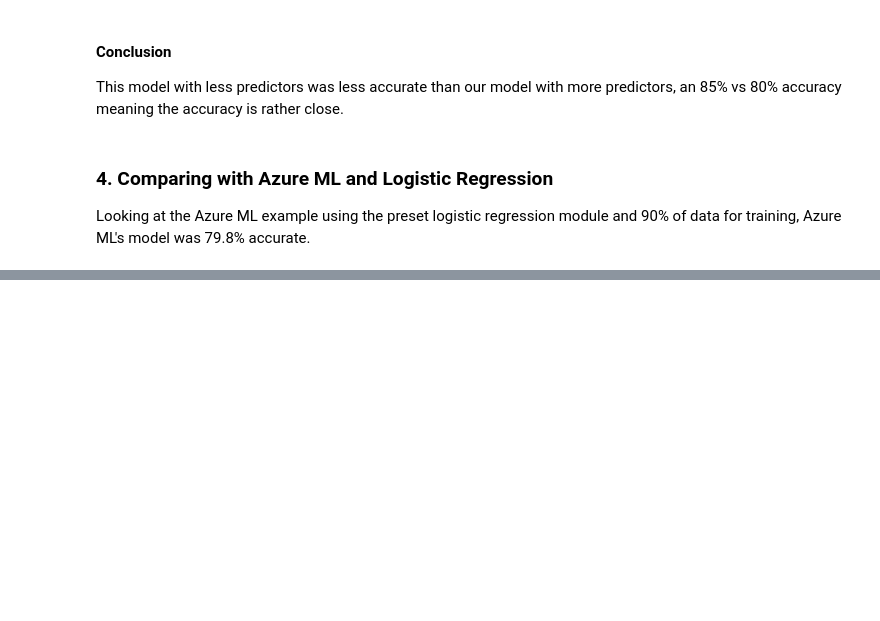
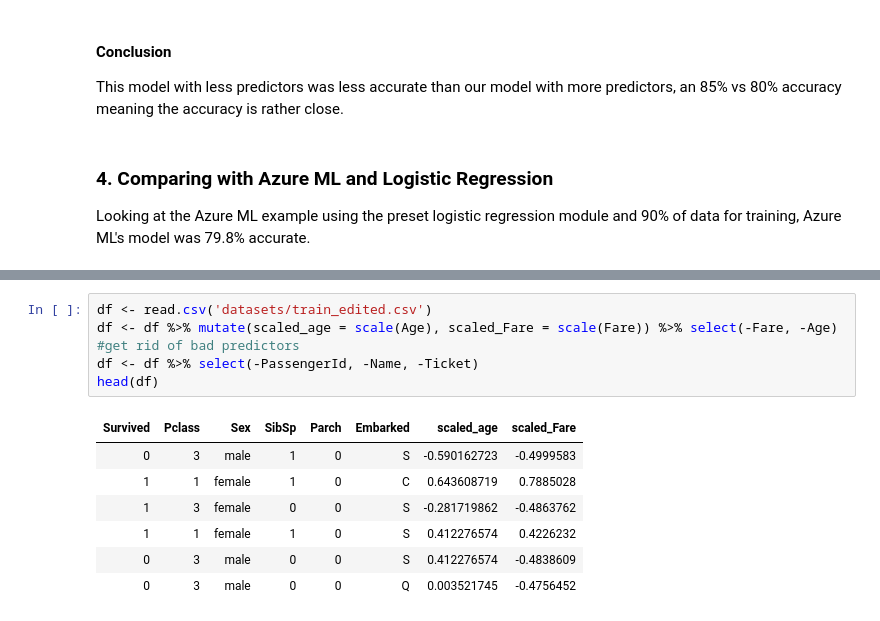
Before and after one commit to tjbencomo/Titanic, a Jupyter notebook: Tomas_Modeling.ipynb, the cells around one changed output, grey strips where cells are left out. Cells and saved outputs as stored; diff of their text form; blank space fills up the shorter version.

```diff
--- a/Tomas_Modeling.ipynb
+++ b/Tomas_Modeling.ipynb
@@ -316,0 +359,14 @@ Looking at the Azure ML example using the preset logistic regression module and
+# %%
+df <- read.csv('datasets/train_edited.csv')
+df <- df %>% mutate(scaled_age = scale(Age), scaled_Fare = scale(Fare)) %>% select(-Fare, -Age)
+#get rid of bad predictors
+df <- df %>% select(-PassengerId, -Name, -Ticket)
+head(df)
+# %% [output]
+| Survived | Pclass | Sex | SibSp | Parch | Embarked | scaled_age | scaled_Fare |
+| 0 | 3 | male | 1 | 0 | S | -0.590162723 | -0.4999583 |
+| 1 | 1 | female | 1 | 0 | C | 0.643608719 | 0.7885028 |
+| 1 | 3 | female | 0 | 0 | S | -0.281719862 | -0.4863762 |
+| 1 | 1 | female | 1 | 0 | S | 0.412276574 | 0.4226232 |
+| 0 | 3 | male | 0 | 0 | S | 0.412276574 | -0.4838609 |
+| 0 | 3 | male | 0 | 0 | Q | 0.003521745 | -0.4756452 |
```
Also changed, not shown: parts of 14 cells of this notebook, 2 other files.
